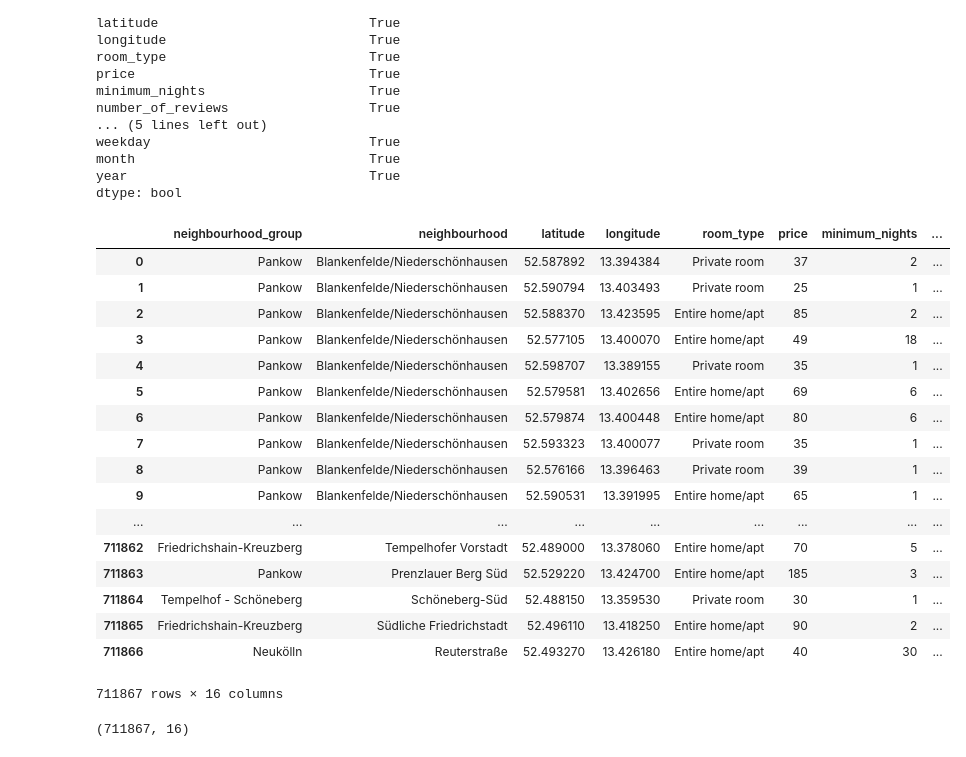
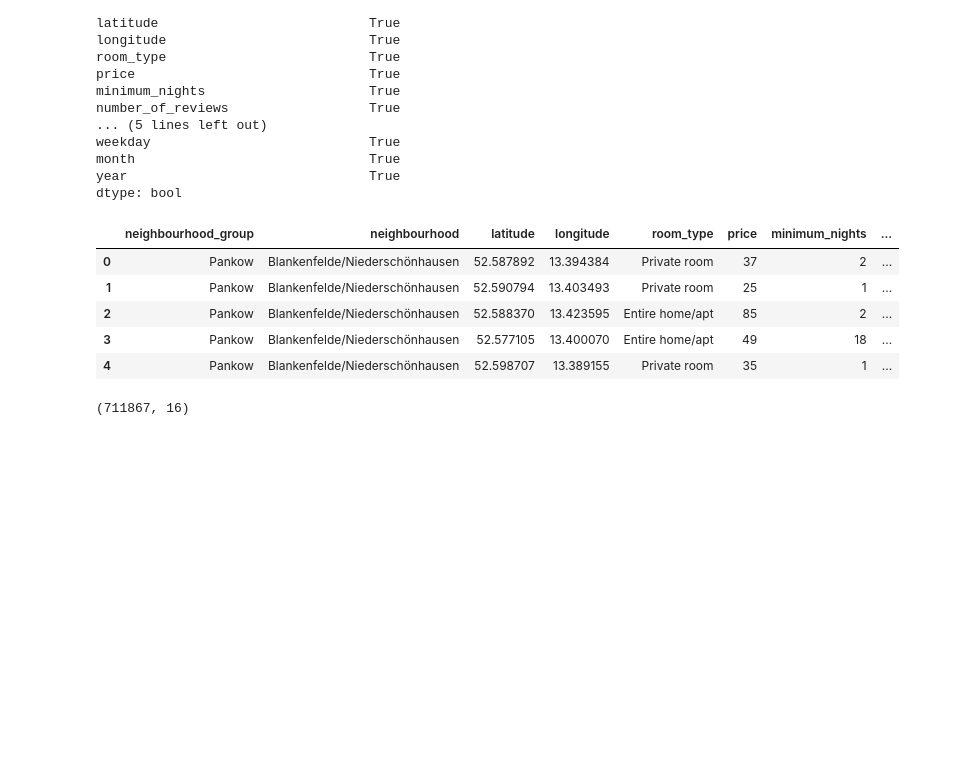
Before and after one commit to Kilie/berlin_airbnb, a Jupyter notebook: berlin_airbnb.ipynb, the cells around one changed output. Drawn from its saved outputs; the diff is of its cells as text; code cells hidden in the pictures; blank space fills up the shorter version.

```diff
--- a/berlin_airbnb.ipynb
+++ b/berlin_airbnb.ipynb
@@ -416,28 +404,16 @@ dtype: bool
 # %%
 # After reviewing the original data and columns with missing values. However, I decide that the 'name' and 'host_name' columns \
 # would rather lead to overfitting of the model than actually contributing to training a good model.
 # Therefore, I will drop these two columns along with the 'id' and 'host_id' columns.
 df = df.drop(['id', 'name', 'host_id', 'host_name'], axis=1)
-df
+df.head()
 # %% [output]
 |  | neighbourhood_group | neighbourhood | latitude | longitude | room_type | price | minimum_nights | ... |
 | 0 | Pankow | Blankenfelde/Niederschönhausen | 52.587892 | 13.394384 | Private room | 37 | 2 | ... |
 | 1 | Pankow | Blankenfelde/Niederschönhausen | 52.590794 | 13.403493 | Private room | 25 | 1 | ... |
 | 2 | Pankow | Blankenfelde/Niederschönhausen | 52.588370 | 13.423595 | Entire home/apt | 85 | 2 | ... |
 | 3 | Pankow | Blankenfelde/Niederschönhausen | 52.577105 | 13.400070 | Entire home/apt | 49 | 18 | ... |
 | 4 | Pankow | Blankenfelde/Niederschönhausen | 52.598707 | 13.389155 | Private room | 35 | 1 | ... |
-| 5 | Pankow | Blankenfelde/Niederschönhausen | 52.579581 | 13.402656 | Entire home/apt | 69 | 6 | ... |
-| 6 | Pankow | Blankenfelde/Niederschönhausen | 52.579874 | 13.400448 | Entire home/apt | 80 | 6 | ... |
-| 7 | Pankow | Blankenfelde/Niederschönhausen | 52.593323 | 13.400077 | Private room | 35 | 1 | ... |
-| 8 | Pankow | Blankenfelde/Niederschönhausen | 52.576166 | 13.396463 | Private room | 39 | 1 | ... |
-| 9 | Pankow | Blankenfelde/Niederschönhausen | 52.590531 | 13.391995 | Entire home/apt | 65 | 1 | ... |
-| ... | ... | ... | ... | ... | ... | ... | ... | ... |
-| 711862 | Friedrichshain-Kreuzberg | Tempelhofer Vorstadt | 52.489000 | 13.378060 | Entire home/apt | 70 | 5 | ... |
-| 711863 | Pankow | Prenzlauer Berg Süd | 52.529220 | 13.424700 | Entire home/apt | 185 | 3 | ... |
-| 711864 | Tempelhof - Schöneberg | Schöneberg-Süd | 52.488150 | 13.359530 | Private room | 30 | 1 | ... |
-| 711865 | Friedrichshain-Kreuzberg | Südliche Friedrichstadt | 52.496110 | 13.418250 | Entire home/apt | 90 | 2 | ... |
-| 711866 | Neukölln | Reuterstraße | 52.493270 | 13.426180 | Entire home/apt | 40 | 30 | ... |
-711867 rows × 16 columns
 # %%
 df.shape
 # %% [output]
```
Also changed, not shown: parts of 2 cells of this notebook.
